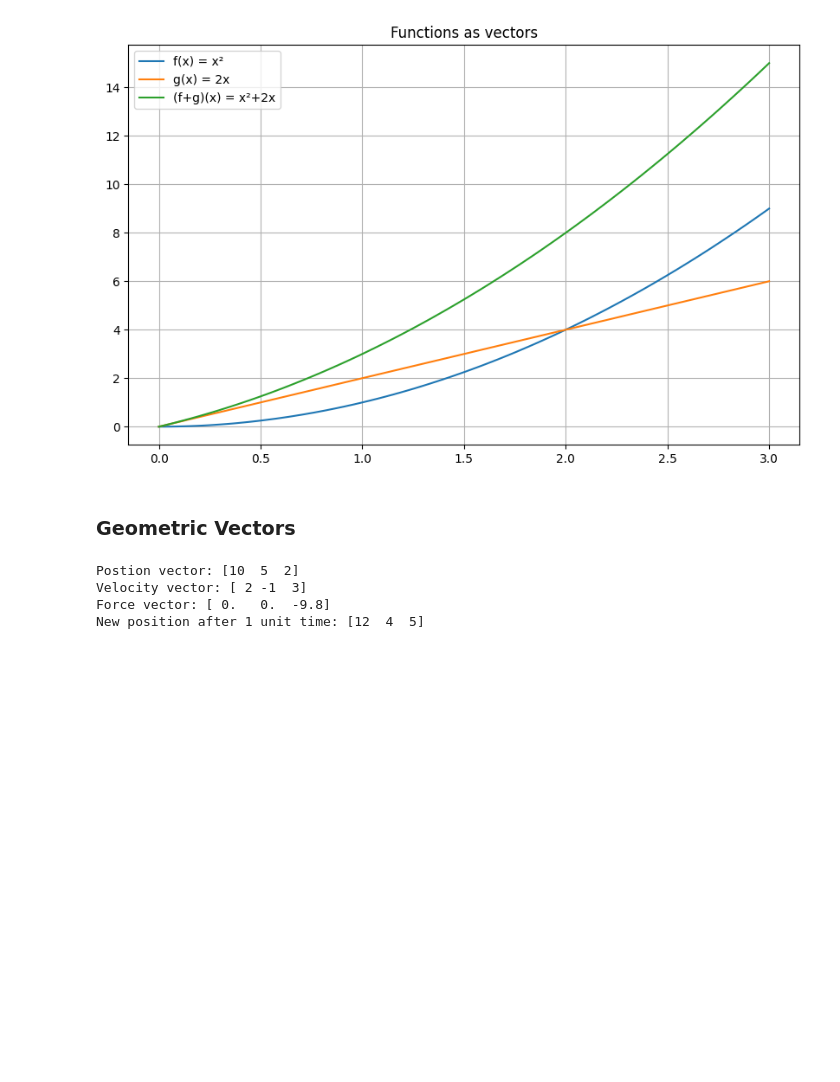
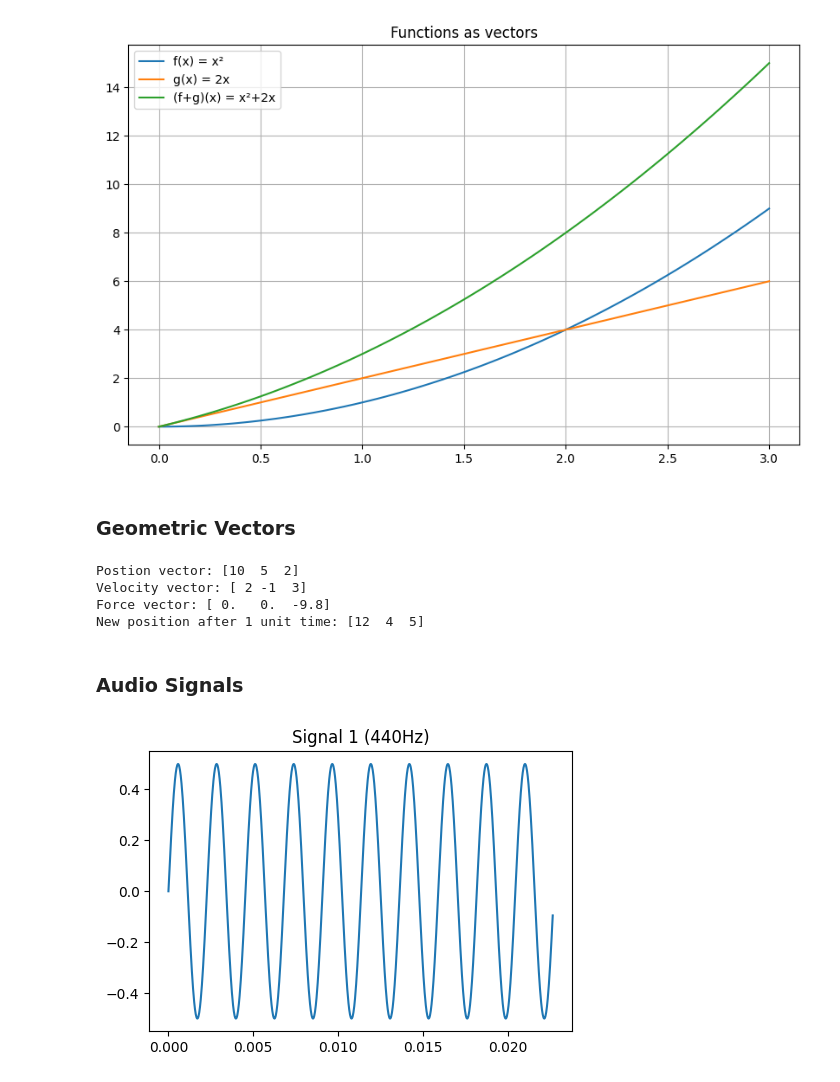
Before and after one commit to KudoroEsther/Files-Data_Analysis-, a Jupyter notebook: Numpy_work/Linear_Algebra_with_Numpy.ipynb, the cells around one changed output. Saved outputs shown, nothing was run; the diff lists cells and outputs as text; code cells hidden in the pictures; blank space fills up the shorter version.

```diff
--- a/Numpy_work/Linear_Algebra_with_Numpy.ipynb
+++ b/Numpy_work/Linear_Algebra_with_Numpy.ipynb
@@ -307,3 +307,30 @@ Postion vector: [10  5  2]
 Velocity vector: [ 2 -1  3]
 Force vector: [ 0.   0.  -9.8]
 New position after 1 unit time: [12  4  5]
+# %% [markdown]
+### Audio Signals
+# %%
+#Audio signals as vectors
+sample_rate = 44100
+duration = 0.1
+#this divides the space betten 0 and o,1 into sections equal to sample_rate * duration
+t = np.linspace(0, duration, int(sample_rate * duration))
+
+#Two sine waves (audio signals)
+signal1 = 0.5 * np.sin(2*np.pi * 440 * t) #A note (440Hz)
+signal2 = 0.5 * np.sin(2*np.pi * 880 * t) # A note one octave higher
+
+#Vector addition of audio signals
+mixed_signal = signal1 + signal2
+
+#Scalar Mulitplication (Volume control)
+quiet_signal = 0.5 * mixed_signal
+
+plt.figure(figsize=(12, 8))
+plt.subplot(2,2,1)
+plt.plot(t[:1000], signal1[:1000])
+plt.title("Signal 1 (440Hz)")
+
+plt.show()
+# %% [output]
+[figure, added]
```
